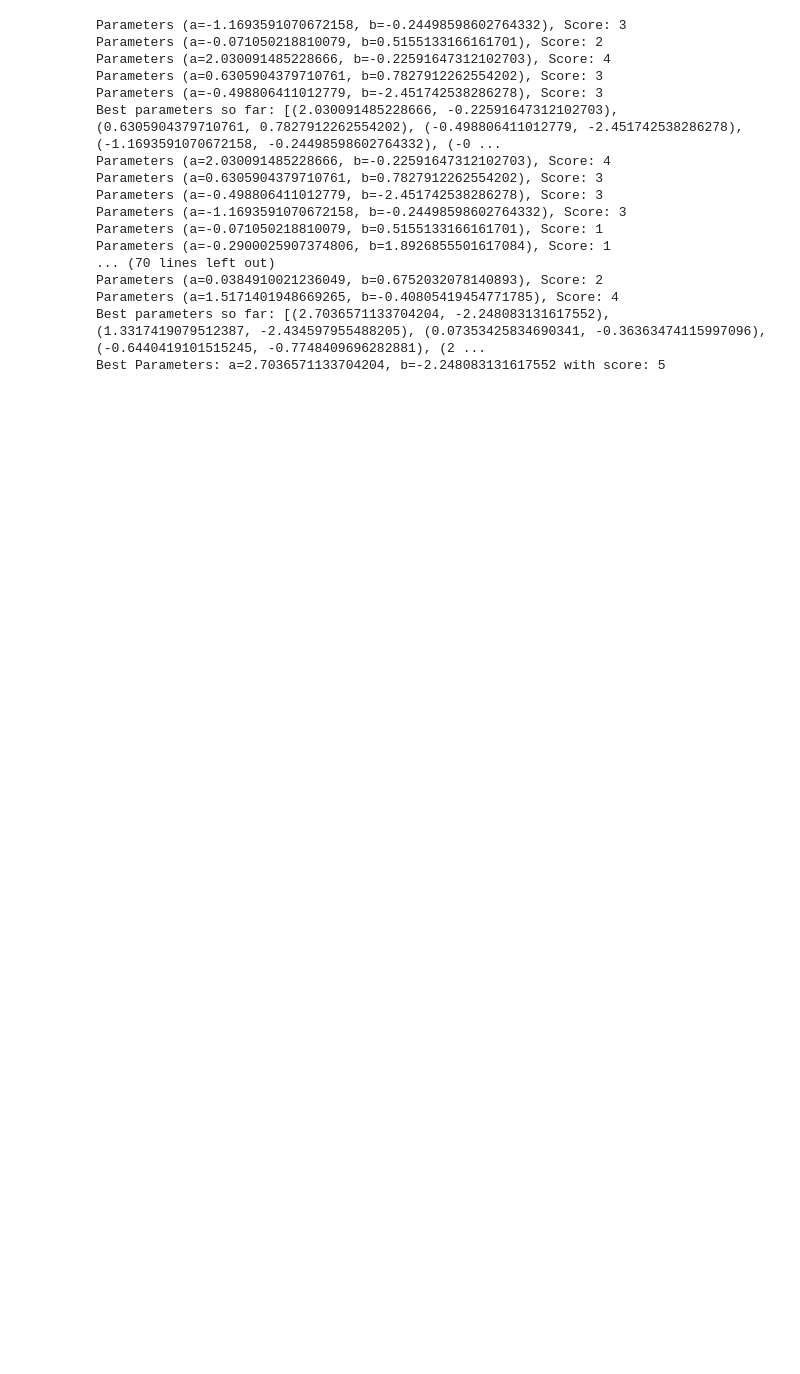
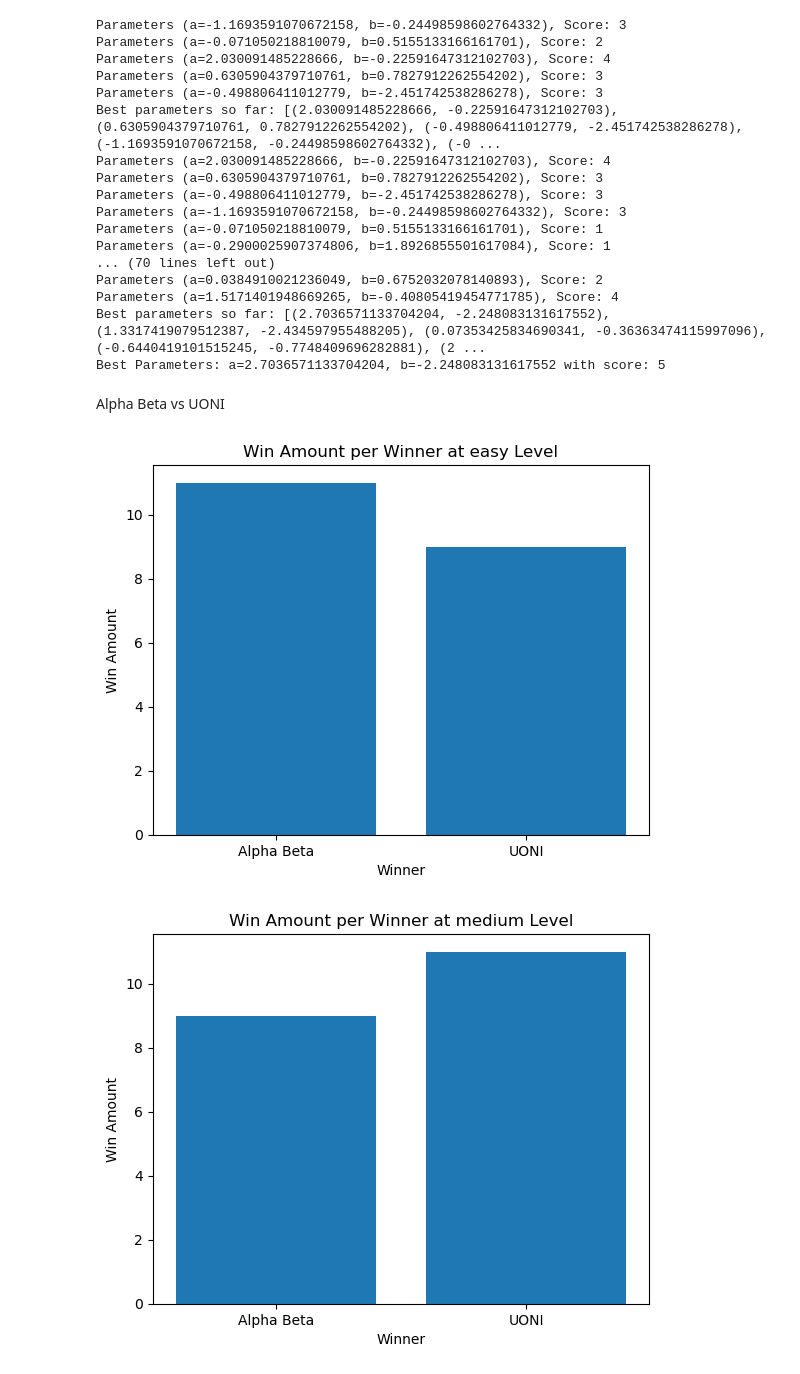
Before and after one commit to paulacantera/IA_Obl_256680, a Jupyter notebook: Obligatorio Mayo 2024/CoinGame/coin_game.ipynb, the cells around one changed output. Drawn from its saved outputs; the diff is of its cells as text; code cells hidden in the pictures; blank space fills up the shorter version.

```diff
--- a/Obligatorio Mayo 2024/CoinGame/coin_game.ipynb
+++ b/Obligatorio Mayo 2024/CoinGame/coin_game.ipynb
@@ -11,6 +12,7 @@ import random
 env = CoinGameEnv(grid_size=5)
 #input_agent = InputAgent()
 expectimax_agent = ExpectimaxAgent(player=1, max_depth=3)
+alpha_beta_agent = AlphaBetaAgent(player=1, max_depth=3)
 minimax_agent = MinimaxAgent(player=1, max_depth=3, a= 2.7, b=-2.25)
 random_agent = RandomAgent(player=2)
 # %%
@@ -190,3 +198,28 @@ Parameters (a=0.0384910021236049, b=0.6752032078140893), Score: 2
 Parameters (a=1.5171401948669265, b=-0.40805419454771785), Score: 4
 Best parameters so far: [(2.7036571133704204, -2.248083131617552), (1.3317419079512387, -2.434597955488205), (0.07353425834690341, -0.36363474115997096), (-0.6440419101515245, -0.7748409696282881), (2 ...
 Best Parameters: a=2.7036571133704204, b=-2.248083131617552 with score: 5
+# %% [markdown]
+Alpha Beta vs UONI
+# %%
+#este juega 20 partidas (UONI contra alpha_beta pruning agent)
+def print_graph(ws, level):
+    winners = ["Alpha Beta", "UONI"]
+    win_counts = [ws.count(x) for x in [1, 2]]
+
+    plt.bar(winners, win_counts)
+    plt.xlabel('Winner')
+    plt.ylabel('Win Amount')
+    plt.title(f'Win Amount per Winner at {level} Level')
+    plt.show()
+
+ws = {'easy':[], 'medium':[], 'hard':[]}
+for level in ['easy', 'medium', 'hard']:
+    for i in tqdm(range(20)):
+        if i%2 == 0:
+            ws[level].append(play_vs_other_agent(env, agent1=UONI(1, level), agent2=AlphaBetaAgent(player=2, max_depth=3), render=False))
+        else:
+            ws[level].append(3-play_vs_other_agent(env, agent1=alpha_beta_agent, agent2=UONI(2, level), render=False))
+    print_graph(ws[level], level)
+# %% [output]
+[figure, added]
+[figure, added]
```
Also changed, not shown: parts of 6 cells of this notebook, 2 other files.
